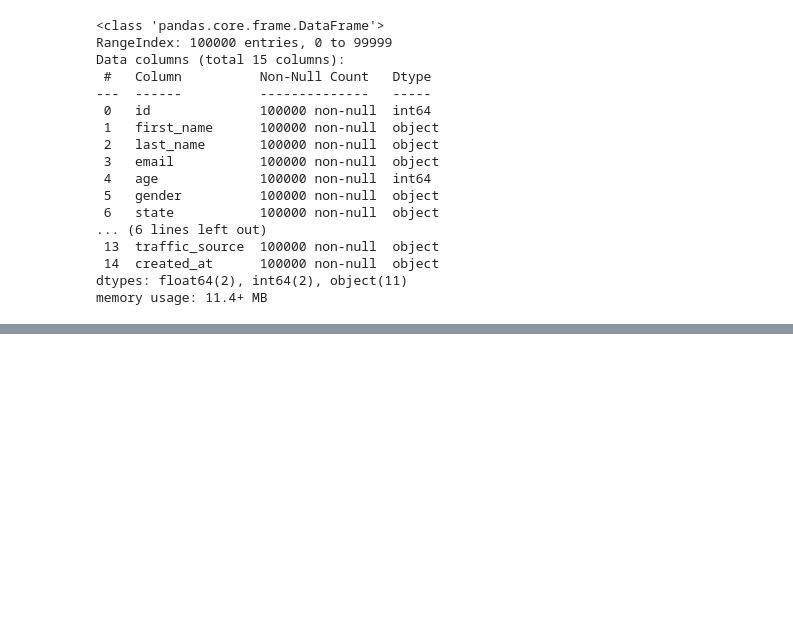
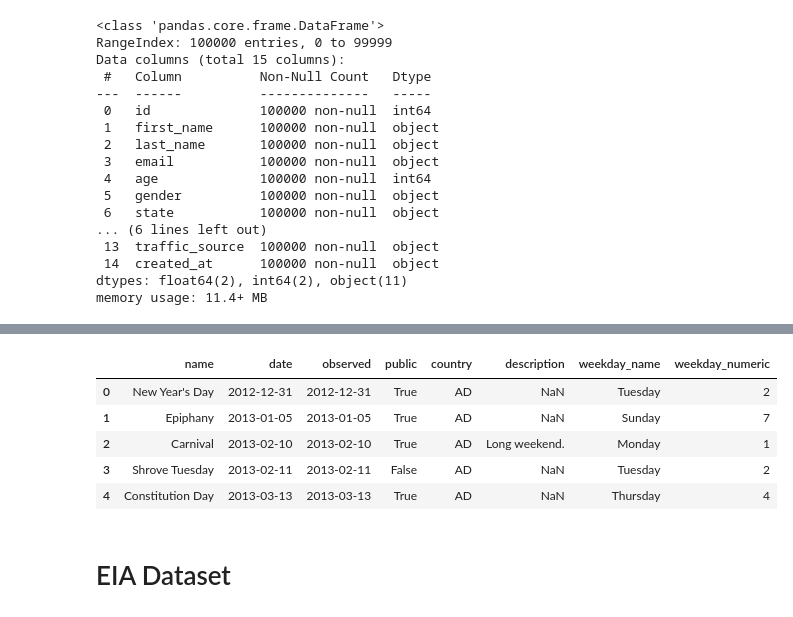
Before and after one commit to cygV404/Banly-Projekt, a Jupyter notebook: LookerEC.ipynb, the cells around one changed output, grey strips where cells are left out. Cells and saved outputs as stored; diff of their text form; code cells hidden in the pictures; blank space fills up the shorter version.

Commit message:
Add Holidays & EIA Gas Prices

```diff
--- a/LookerEC.ipynb
+++ b/LookerEC.ipynb
@@ -304,13 +308,12 @@ from kagglehub import KaggleDatasetAdapter
 file_path = "holidays.csv"
 
 
-df = kagglehub.load_dataset(
+holidays = kagglehub.load_dataset(
     KaggleDatasetAdapter.PANDAS,
     "anasrazy/global-national-and-observance-holidays-dataset",
     file_path
 )
 
 
-print("Erfolgreich geladen! Hier sind die ersten 5 Zeilen:")
-print(df.head())
+print("Erfolgreich geladen!")
 # %% [output]
@@ -331,0 +339,11 @@ Erfolgreich geladen! Hier sind die ersten 5 Zeilen:
+# %%
+holidays.head()
+# %% [output]
+|  | name | date | observed | public | country | description | weekday_name | weekday_numeric |
+| 0 | New Year's Day | 2012-12-31 | 2012-12-31 | True | AD | NaN | Tuesday | 2 |
+| 1 | Epiphany | 2013-01-05 | 2013-01-05 | True | AD | NaN | Sunday | 7 |
+| 2 | Carnival | 2013-02-10 | 2013-02-10 | True | AD | Long weekend. | Monday | 1 |
+| 3 | Shrove Tuesday | 2013-02-11 | 2013-02-11 | False | AD | NaN | Tuesday | 2 |
+| 4 | Constitution Day | 2013-03-13 | 2013-03-13 | True | AD | NaN | Thursday | 4 |
+# %% [markdown]
+# EIA Dataset
```
Also changed, not shown: parts of 9 cells of this notebook.
